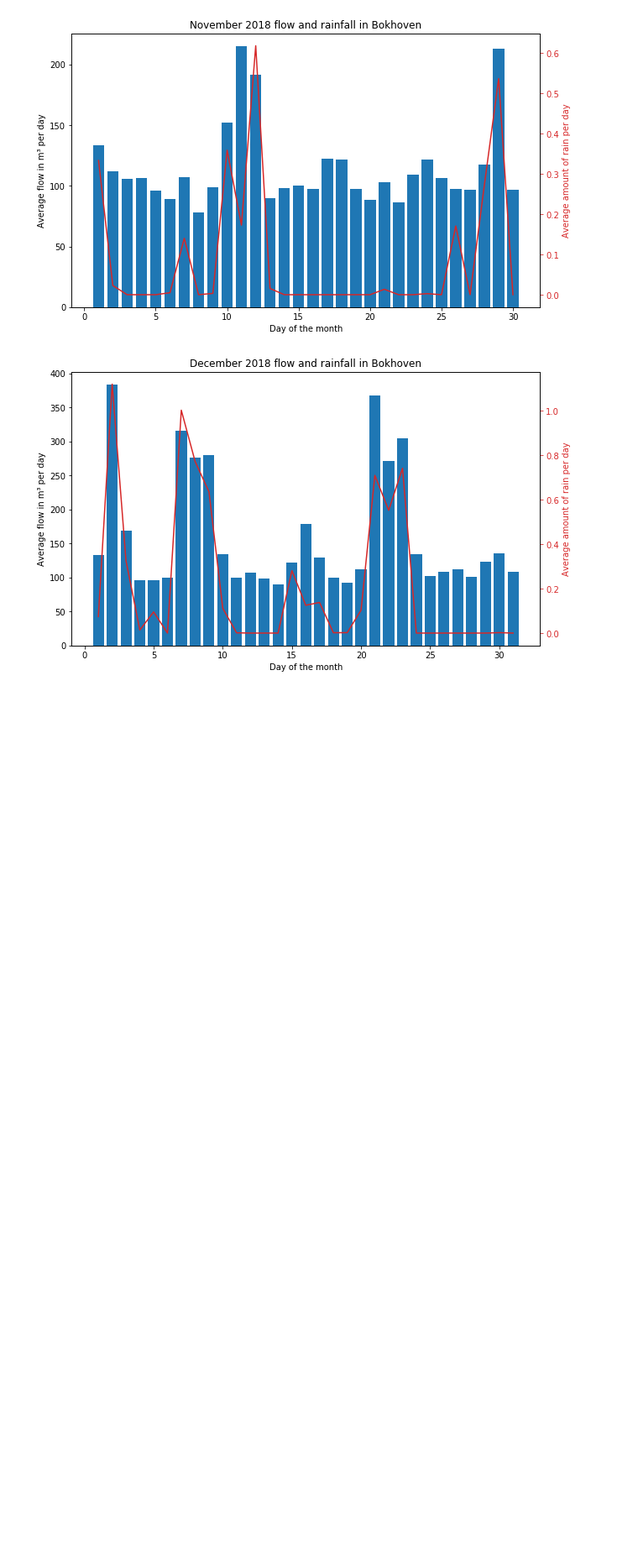
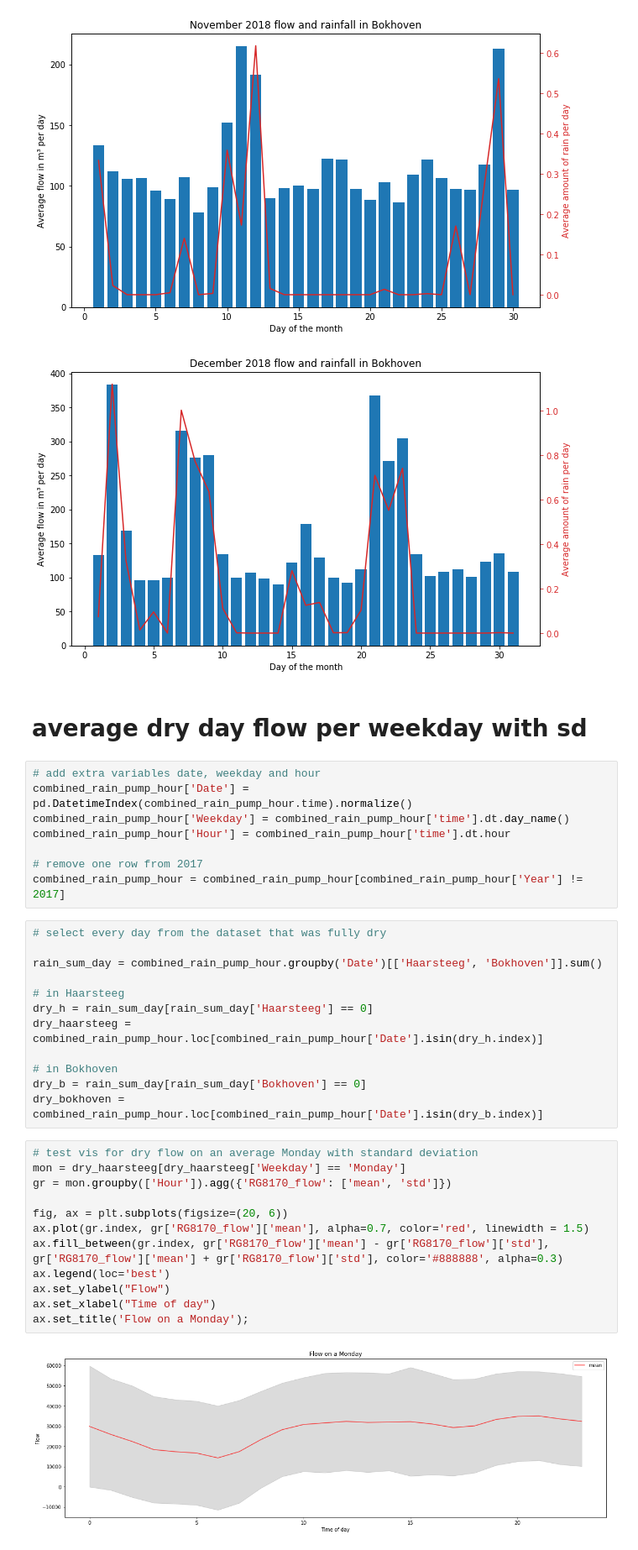
Before and after one commit to rogertian0707/jbg060, a Jupyter notebook: code/Monthly flow & level.ipynb, the cells around one changed output. Shown at 84% size. Drawn from its saved outputs; the diff is of its cells as text; blank space fills up the shorter version.

Commit message:
added flow vis with sd

```diff
--- a/code/Monthly flow & level.ipynb
+++ b/code/Monthly flow & level.ipynb
@@ -136,3 +164,39 @@ for i, month in enumerate(months18):
 [figure]
 [figure]
 [figure]
+# %% [markdown]
+# average dry day flow per weekday with sd
+# %%
+# add extra variables date, weekday and hour
+combined_rain_pump_hour['Date'] = pd.DatetimeIndex(combined_rain_pump_hour.time).normalize()
+combined_rain_pump_hour['Weekday'] = combined_rain_pump_hour['time'].dt.day_name()
+combined_rain_pump_hour['Hour'] = combined_rain_pump_hour['time'].dt.hour
+
+# remove one row from 2017
+combined_rain_pump_hour = combined_rain_pump_hour[combined_rain_pump_hour['Year'] != 2017]
+# %%
+# select every day from the dataset that was fully dry
+
+rain_sum_day = combined_rain_pump_hour.groupby('Date')[['Haarsteeg', 'Bokhoven']].sum()
+
+# in Haarsteeg
+dry_h = rain_sum_day[rain_sum_day['Haarsteeg'] == 0]
+dry_haarsteeg = combined_rain_pump_hour.loc[combined_rain_pump_hour['Date'].isin(dry_h.index)]
+
+# in Bokhoven
+dry_b = rain_sum_day[rain_sum_day['Bokhoven'] == 0]
+dry_bokhoven = combined_rain_pump_hour.loc[combined_rain_pump_hour['Date'].isin(dry_b.index)]
+# %%
+# test vis for dry flow on an average Monday with standard deviation
+mon = dry_haarsteeg[dry_haarsteeg['Weekday'] == 'Monday']
+gr = mon.groupby(['Hour']).agg({'RG8170_flow': ['mean', 'std']})
+
+fig, ax = plt.subplots(figsize=(20, 6))
+ax.plot(gr.index, gr['RG8170_flow']['mean'], alpha=0.7, color='red', linewidth = 1.5)
+ax.fill_between(gr.index, gr['RG8170_flow']['mean'] - gr['RG8170_flow']['std'], gr['RG8170_flow']['mean'] + gr['RG8170_flow']['std'], color='#888888', alpha=0.3)
+ax.legend(loc='best')
+ax.set_ylabel("Flow")
+ax.set_xlabel("Time of day")
+ax.set_title('Flow on a Monday');
+# %% [output]
+[figure, added]
```
Also changed, not shown: parts of 8 cells of this notebook.
